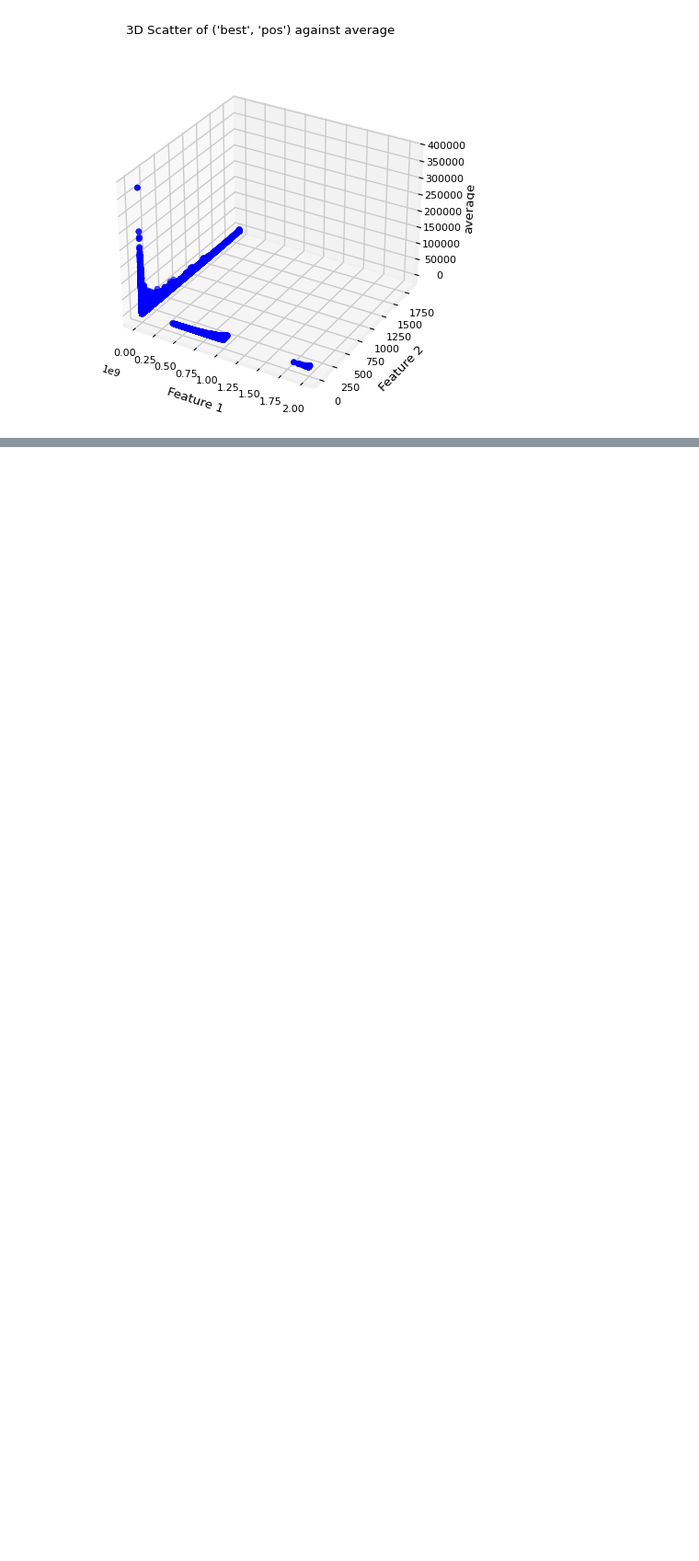
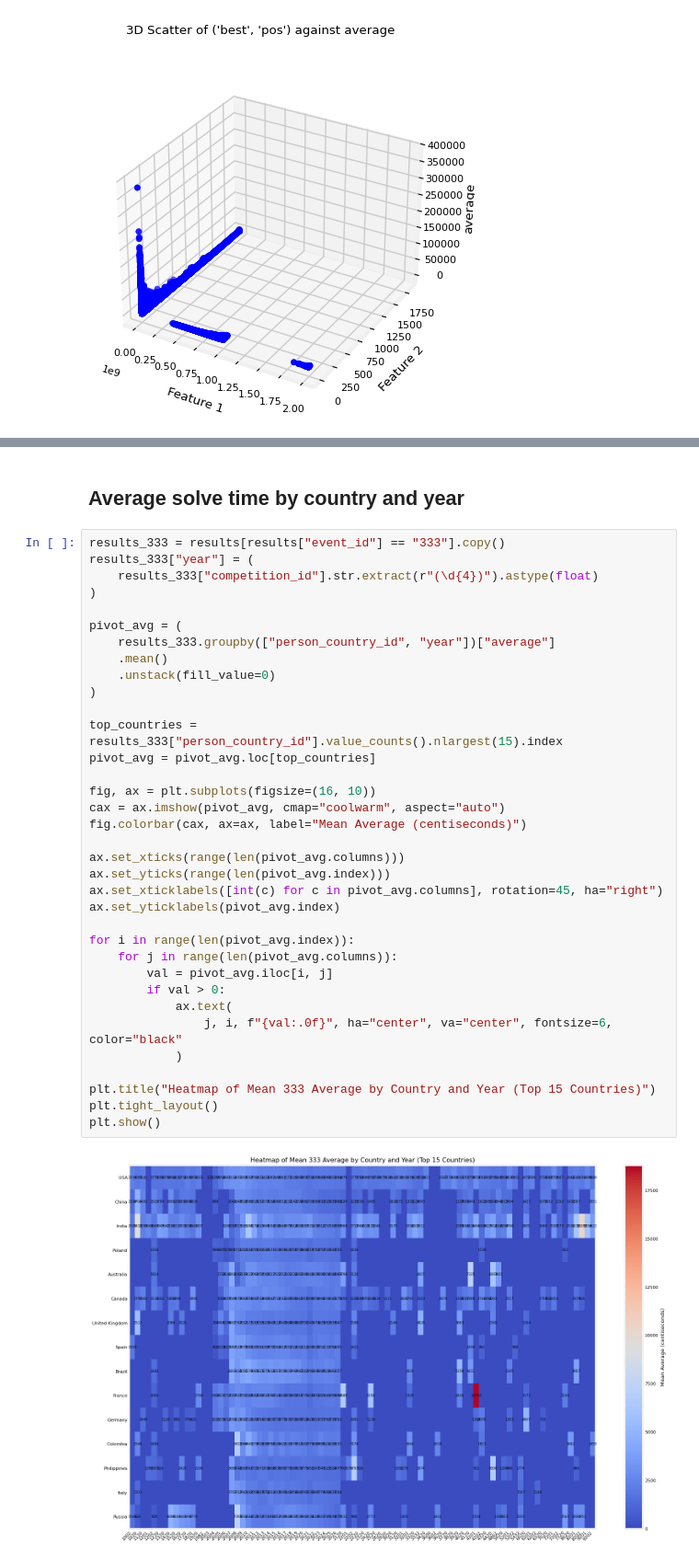
Before and after one commit to TempeHS/2026SE_MLOPSTask_Michael.L, a Jupyter notebook: 2.Model_Development/2.1.Data_Wrangling/2.1.1.data_preview.ipynb, the cells around one changed output, grey strips where cells are left out. Shown at 92% size. Cells and saved outputs as stored; diff of their text form; blank space fills up the shorter version.

```diff
--- a/2.Model_Development/2.1.Data_Wrangling/2.1.1.data_preview.ipynb
+++ b/2.Model_Development/2.1.Data_Wrangling/2.1.1.data_preview.ipynb
@@ -212,0 +295,39 @@ plt.show()
+# %% [markdown]
+## Average solve time by country and year
+# %%
+results_333 = results[results["event_id"] == "333"].copy()
+results_333["year"] = (
+    results_333["competition_id"].str.extract(r"(\d{4})").astype(float)
+)
+
+pivot_avg = (
+    results_333.groupby(["person_country_id", "year"])["average"]
+    .mean()
+    .unstack(fill_value=0)
+)
+
+top_countries = results_333["person_country_id"].value_counts().nlargest(15).index
+pivot_avg = pivot_avg.loc[top_countries]
+
+fig, ax = plt.subplots(figsize=(16, 10))
+cax = ax.imshow(pivot_avg, cmap="coolwarm", aspect="auto")
+fig.colorbar(cax, ax=ax, label="Mean Average (centiseconds)")
+
+ax.set_xticks(range(len(pivot_avg.columns)))
+ax.set_yticks(range(len(pivot_avg.index)))
+ax.set_xticklabels([int(c) for c in pivot_avg.columns], rotation=45, ha="right")
+ax.set_yticklabels(pivot_avg.index)
+
+for i in range(len(pivot_avg.index)):
+    for j in range(len(pivot_avg.columns)):
+        val = pivot_avg.iloc[i, j]
+        if val > 0:
+            ax.text(
+                j, i, f"{val:.0f}", ha="center", va="center", fontsize=6, color="black"
+            )
+
+plt.title("Heatmap of Mean 333 Average by Country and Year (Top 15 Countries)")
+plt.tight_layout()
+plt.show()
+# %% [output]
+[figure, added]
```
Also changed, not shown: parts of 9 cells of this notebook, 1 other file.
